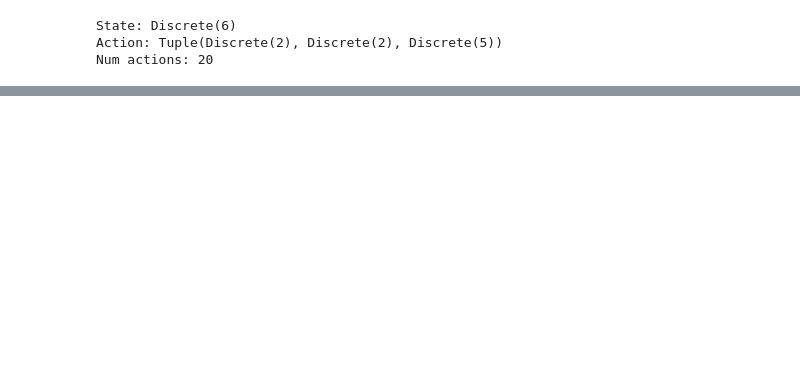
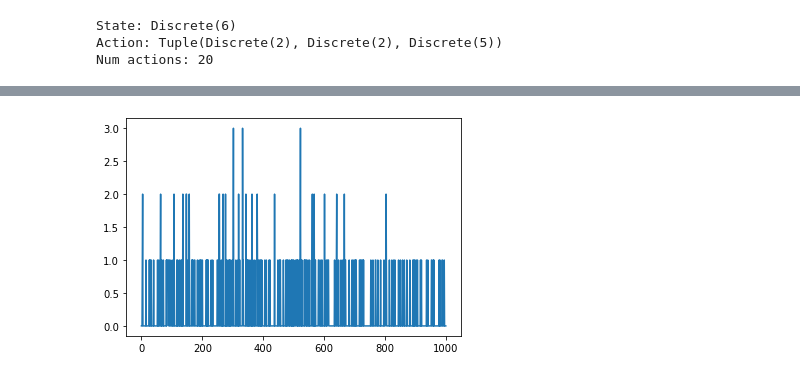
Before and after one commit to nsortur/cs4100-final, a Jupyter notebook: basic_nn.ipynb, the cells around one changed output, grey strips where cells are left out. Drawn from its saved outputs; the diff is of its cells as text; code cells hidden in the pictures; blank space fills up the shorter version.

```diff
--- a/basic_nn.ipynb
+++ b/basic_nn.ipynb
@@ -113,0 +136,5 @@ ValueError: No gradients provided for any variable: ['dense_84/kernel:0', 'dense
+# %%
+fig = plt.plot(all_episode_rewards)
+plt.show()
+# %% [output]
+[figure, added]
```
Also changed, not shown: parts of 2 cells of this notebook.
